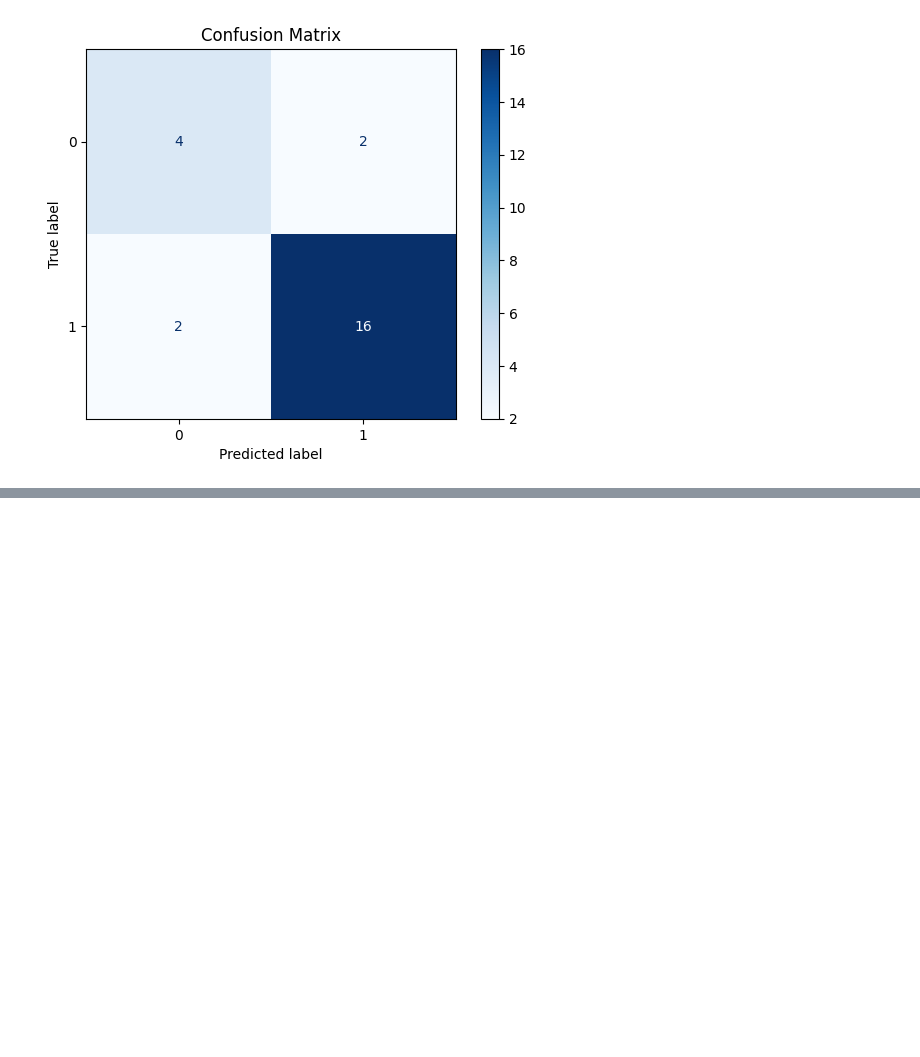
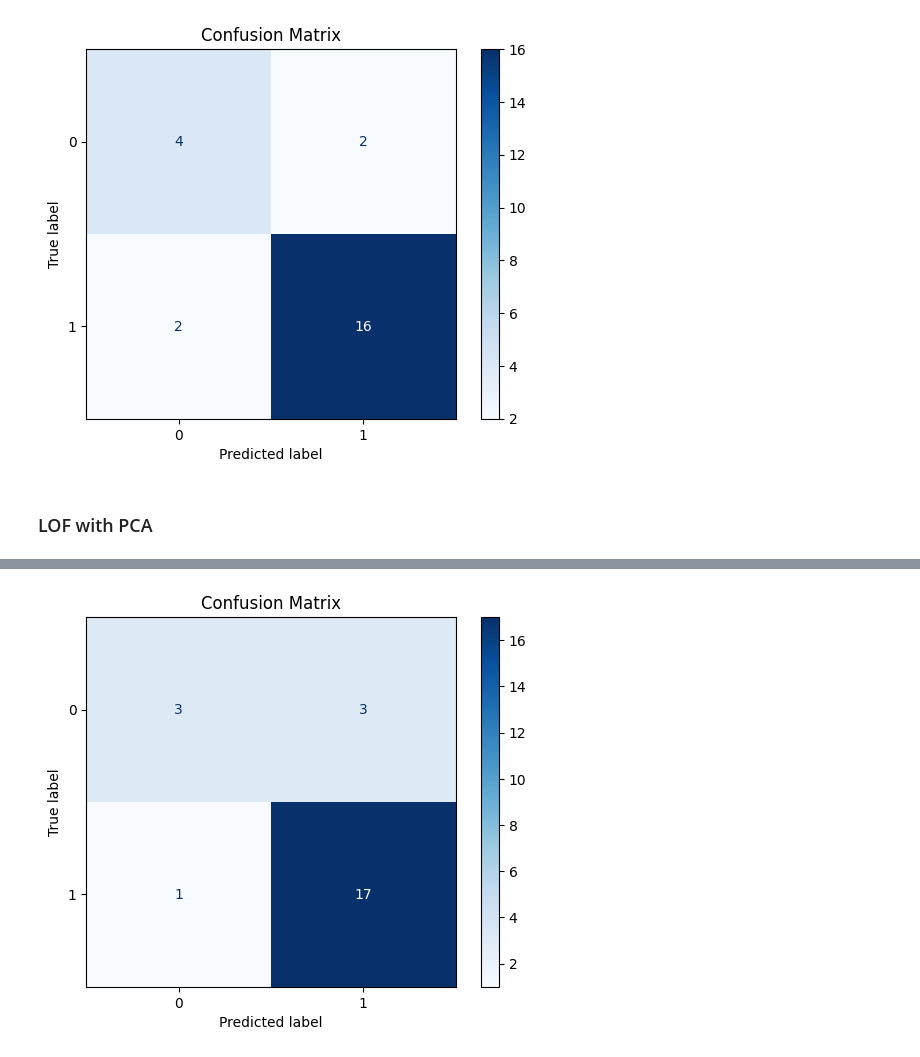
Before and after one commit to kirbergerconnor/iscl-thesis, a Jupyter notebook: anomalydetection.ipynb, the cells around one changed output, grey strips where cells are left out. Saved outputs shown, nothing was run; the diff lists cells and outputs as text; code cells hidden in the pictures; blank space fills up the shorter version.

```diff
--- a/anomalydetection.ipynb
+++ b/anomalydetection.ipynb
@@ -671,3 +684,77 @@ f1                0.666667
 Name: 3362, dtype: object
 {'eo': (-1, 1), 'nl': (1, 1), 'is': (1, 1), 'pl': (1, 1), 'fr': (1, 1), 'vo': (-1, -1), 'af': (1, 1), 'vi': (1, -1), 'oc': (1, 1), 'en': (1, 1), 'it': (1, 1), 'ia': (-1, 1), 'sv': (1, 1), 'lfn': (-1,  ...
 [figure]
+# %% [markdown]
+### LOF with PCA
+# %%
+X, y = data.iloc[:,2:].values.round(decimals=3), data.iloc[:,1].map({'con':-1, 'nat':1}).values
+scaler = StandardScaler()
+X_scaled = scaler.fit_transform(X)
+pca = PCA(n_components=2)
+X_train = pca.fit_transform(X_scaled)
+
+param_grid = {
+    'n_neighbors': [1, 3, 5, 7, 9, 12, 18],
+    'algorithm': ['auto', 'ball_tree', 'kd_tree', 'brute'],
+    'leaf_size': [5, 10, 15, 30, 50, 100, 200, 300],
+    'metric': ['euclidean', 'manhattan'],
+    # 'p': [1, 2],
+    'contamination': ['auto', 0.01, 0.03, 0.05, 0.1, 0.2, 0.25, 0.5],
+}
+
+grid = ParameterGrid(param_grid=param_grid)
+results = []
+# for params in grid:
+#     lof = LocalOutlierFactor(
+#         n_neighbors=params['n_neighbors'],
+#         algorithm=params['algorithm'],
+#         leaf_size=params['leaf_size'],
+#         metric=params['metric'],
+#         # p=params['p'],
+#         contamination=params['contamination'],
+#         n_jobs=-1,
+#         )
+#     y_pred = lof.fit_predict(X_train)
+#     precision = precision_score(y, y_pred, pos_label=-1, zero_division=0.0)
+#     recall = recall_score(y, y_pred, pos_label=-1, zero_division=0.0)
+#     f1 = f1_score(y, y_pred, pos_label=-1, zero_division=0.0)
+
+#     results.append({
+#         'n_neighbors': params['n_neighbors'],
+#         'algorithm': params['algorithm'],
+#         'leaf_size': params['leaf_size'],
+#         'metric': params['metric'],
+#         'contamination': params['contamination'],
+#         'precision': precision,
+#         'recall': recall,
+#         'f1': f1,
+#     })
+
+# lof_pca_finetuning_df = pd.DataFrame(results)
+# lof_pca_finetuning_df.to_csv('./results/lof_pca_finetuning_df.csv')
+lof_pca_finetuning_df = pd.read_csv('./results/lof_pca_finetuning_df.csv')
+# Best parameters based on f1 score
+best_params = lof_pca_finetuning_df.sort_values(by='f1', ascending=False).iloc[0]
+print(f'Best parameters: {best_params}')
+
+# Evaluating fine-tuned model
+lof = LocalOutlierFactor(
+    n_neighbors=best_params['n_neighbors'],
+    algorithm=best_params['algorithm'],
+    leaf_size=best_params['leaf_size'],
+    metric=best_params['metric'],
+    # p=best_params['p'],
+    contamination=best_params['contamination'],
+)
+
+y_pred = lof.fit_predict(X_train)
+print({n: (y, y_pred) for n, (y, y_pred) in zip(data['Corpus'].values, zip(y, y_pred))})
+# decision_scores = lof.decision_function(X_train)
+
+cm = confusion_matrix(y, y_pred)
+disp = ConfusionMatrixDisplay(cm)
+disp.plot(cmap=plt.cm.Blues)
+plt.title('Confusion Matrix')
+plt.savefig('./results/CM_PCA_lof.png')
+plt.show()
+# %% [output]
@@ -673,0 +772 @@ Name: 3362, dtype: object
+[figure, added]
```
Also changed, not shown: parts of 6 cells of this notebook, 24 other files.
